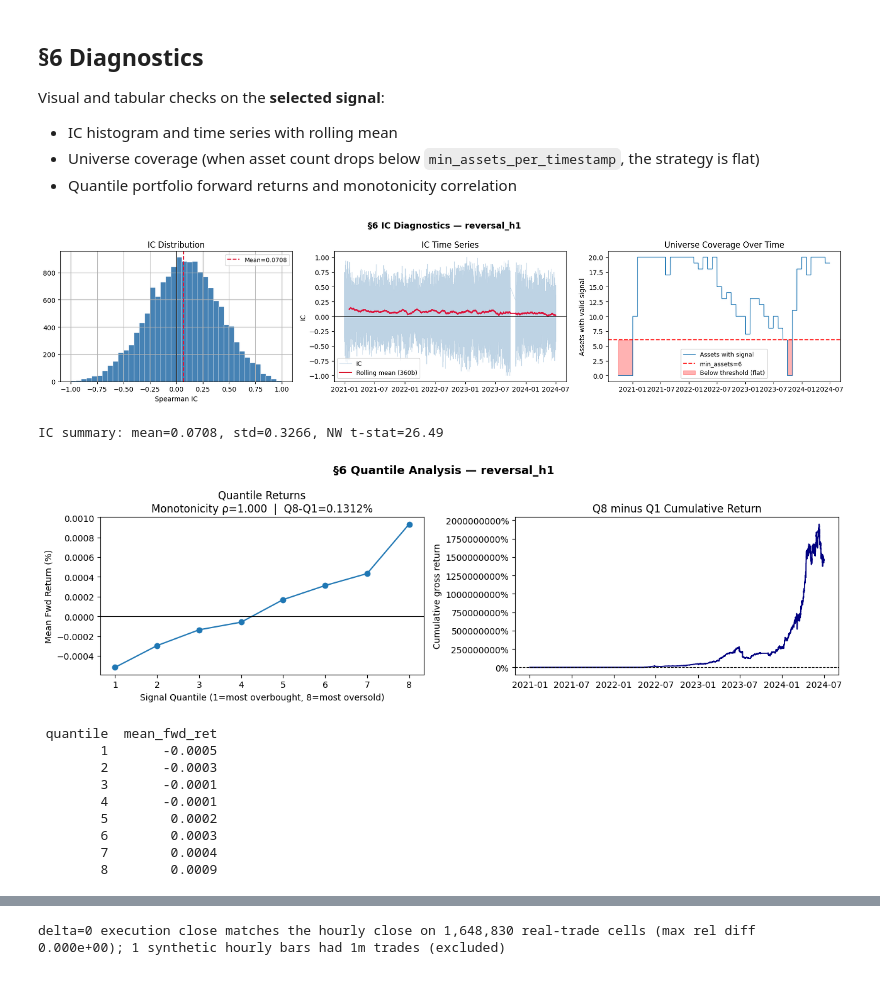
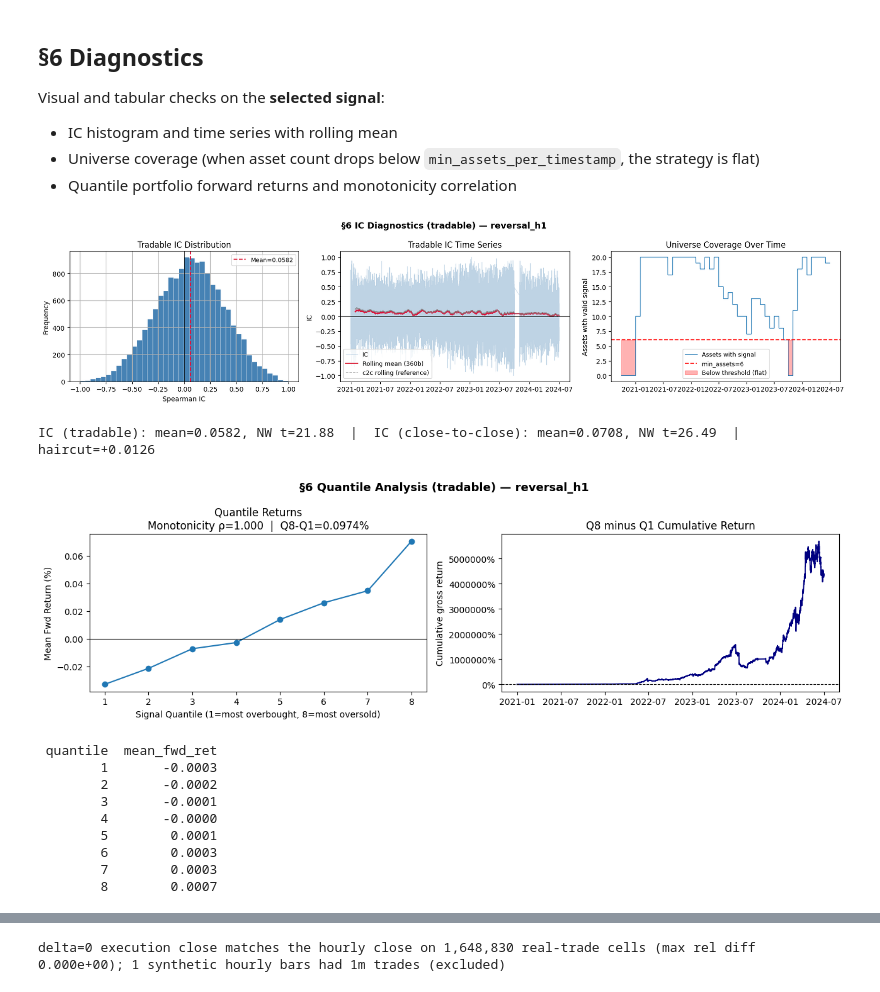
Before and after one commit to billybraith17/crypto-stat-arb, a Jupyter notebook: research/cs_mean_reversion_research.ipynb, the cells around one changed output, grey strips where cells are left out. Drawn from its saved outputs; the diff is of its cells as text; code cells hidden in the pictures.

```diff
--- a/research/cs_mean_reversion_research.ipynb
+++ b/research/cs_mean_reversion_research.ipynb
@@ -560,7 +610,7 @@ This heatmap sweeps candidate mean-reversion signals across a grid of holding pe
 holding_period_grid = [1, 2, 4, 6]
 
 # Raw and xsec variants of the same underlying are highly correlated — pick one.
-# Adjust if the IC table above suggests a different top-5.
+# Candidates: the leading features from the IC table above.
 candidate_signals_raw = {
     "reversal_h1":        feat_reversal[1]["reversal"],
     "reversal_h2":        feat_reversal[2]["reversal"],
@@ -573,7 +623,7 @@ candidate_signals_raw = {
 candidate_signals = {k: _mask_to_universe(v) for k, v in candidate_signals_raw.items()}
 
 # Feature lookback for each signal — drives NW lag = max(feature_horizon, h) - 1.
-# All candidates here use a 1-bar lookback (matching lookback_bars=1 in the IC table above).
+# Matches the lookback_bars passed for each feature in the IC table above.
 feature_horizons = {
     "reversal_h1":        1,
     "reversal_h2":        2,
@@ -584,9 +634,13 @@ feature_horizons = {
     "distance_from_vwap": 1,
 }
 
+# Tradable decay surface: feeding the execution-close panel makes the
+# internal forward returns execution-priced (entry t+delta, exit t+h+delta),
+# so this is the harvestable IC by holding period, which is what we select on.
+_hm_close = tradable_exec_close if settings["use_minute_execution"] else close_wide
 t_stat_heatmap, mean_ic_heatmap = compute_ic_decay_heatmap(
     candidate_signals=candidate_signals,
-    close_wide=close_wide,
+    close_wide=_hm_close,
     holding_period_grid=holding_period_grid,
     log_returns=settings["log_returns"],
     min_assets=settings["min_assets_per_timestamp"],
@@ -594,4 +648,19 @@ t_stat_heatmap, mean_ic_heatmap = compute_ic_decay_heatmap(
 )
 
 plot_ic_decay_heatmap(t_stat_heatmap)
+
+# IC haircut vs close-to-close for a reference signal: how much predictive
+# power survives the execution delay, by holding period.
+if settings["use_minute_execution"]:
+    _ref = "reversal_h1" if "reversal_h1" in candidate_signals else list(candidate_signals)[0]
+    _, _c2c_mean_ic = compute_ic_decay_heatmap(
+        candidate_signals={_ref: candidate_signals[_ref]},
+        close_wide=close_wide,
+        holding_period_grid=holding_period_grid,
+        log_returns=settings["log_returns"],
+        min_assets=settings["min_assets_per_timestamp"],
+        feature_horizons={_ref: feature_horizons[_ref]},
+    )
+    print(f"\nIC haircut (close-to-close minus tradable) for {_ref}, by holding period:")
+    print((_c2c_mean_ic.loc[_ref] - mean_ic_heatmap.loc[_ref]).round(4).to_string())
 # %% [output]
@@ -738,17 +805,19 @@ Visual and tabular checks on the **selected signal**:
 - Quantile portfolio forward returns and monotonicity correlation
 # %%
 rolling_ic = rolling_mean(ic_series, window=settings["rolling_window_bars"])
+rolling_ic_c2c = rolling_mean(ic_series_c2c, window=settings["rolling_window_bars"])
 
 fig, axes = plt.subplots(1, 3, figsize=(17, 4))
-fig.suptitle(f"\u00a76 IC Diagnostics \u2014 {selected_signal_label}", fontsize=13, fontweight="bold")
+fig.suptitle(f"\u00a76 IC Diagnostics (tradable) \u2014 {selected_signal_label}", fontsize=13, fontweight="bold")
 
 # IC histogram
 ax = axes[0]
 ic_series.dropna().hist(bins=40, ax=ax, color="steelblue", edgecolor="white", linewidth=0.3)
 ax.axvline(ic_series.mean(), color="crimson", linestyle="--", label=f"Mean={ic_series.mean():.4f}")
 ax.axvline(0, color="black", linestyle="-", linewidth=0.8)
-ax.set_title("IC Distribution")
+ax.set_title("Tradable IC Distribution")
 ax.set_xlabel("Spearman IC")
+ax.set_ylabel("Frequency")
 ax.legend(fontsize=9)
 
 # IC time series + rolling mean
@@ -756,12 +825,14 @@ ax = axes[1]
 ax.plot(ic_series.index, ic_series.values, alpha=0.35, color="steelblue", linewidth=0.6, label="IC")
 ax.plot(rolling_ic.index, rolling_ic.values, color="crimson", linewidth=1.5,
         label=f"Rolling mean ({settings['rolling_window_bars']}b)")
+ax.plot(rolling_ic_c2c.index, rolling_ic_c2c.values, color="gray", linestyle="--",
+        linewidth=1.0, alpha=0.8, label="c2c rolling (reference)")
 ax.axhline(0, color="black", linewidth=0.8)
-ax.set_title("IC Time Series")
+ax.set_title("Tradable IC Time Series")
 ax.set_ylabel("IC")
 ax.legend(fontsize=9)
 
-# Coverage with min_assets threshold (matching momentum notebook style)
+# Coverage with min_assets threshold
 ax = axes[2]
 coverage = signal_for_ic.notna().sum(axis=1)
 ax.plot(coverage.index, coverage, linewidth=1, label="Assets with signal")
@@ -777,16 +848,20 @@ ax.legend(fontsize=9)
 plt.tight_layout()
 plt.show()
 
-print(f"IC summary: mean={ic_series.mean():.4f}, std={ic_series.std():.4f}, "
-      f"NW t-stat={ic_summary(ic_series, nw_lag=nw)['t_stat_ic_nw']:.2f}")
+print(f"IC (tradable): mean={ic_series.mean():.4f}, "
+      f"NW t={ic_summary(ic_series, nw_lag=nw)['t_stat_ic_nw']:.2f}  |  "
+      f"IC (close-to-close): mean={ic_series_c2c.mean():.4f}, "
+      f"NW t={ic_summary(ic_series_c2c, nw_lag=nw)['t_stat_ic_nw']:.2f}  |  "
+      f"haircut={ic_series_c2c.mean() - ic_series.mean():+.4f}")
 # %% [output]
-[figure, old version]
+[figure, new version]
-IC summary: mean=0.0708, std=0.3266, NW t-stat=26.49
+IC (tradable): mean=0.0582, NW t=21.88  |  IC (close-to-close): mean=0.0708, NW t=26.49  |  haircut=+0.0126
 # %%
 n_quantiles = 8
+# Priced on execution-delayed returns to match the tradable IC above.
 q_means, spread_ts = quantile_analysis(
     signal_for_ic,
-    fwd_ret_for_ic,
+    tradable_fwd_ret_for_ic,
     n_quantiles=n_quantiles,
     returns_are_log=settings["log_returns"],
 )
@@ -796,45 +871,45 @@ q_means, spread_ts = quantile_analysis(
 # have forward returns that increase from Q1 to Q8.
 fwd_rets_vec = q_means.set_index("quantile")["mean_fwd_ret"]
 mono_corr = fwd_rets_vec.corr(
     pd.Series(range(1, n_quantiles + 1), index=fwd_rets_vec.index),
     method="spearman",
 )
 top_minus_bottom = spread_ts.mean()
 
 fig, axes = plt.subplots(1, 2, figsize=(13, 4))
-fig.suptitle(f"§6 Quantile Analysis — {selected_signal_label}", fontsize=13, fontweight="bold")
+fig.suptitle(f"§6 Quantile Analysis (tradable) — {selected_signal_label}", fontsize=13, fontweight="bold")
 
 ax = axes[0]
-ax.plot(q_means["quantile"], q_means["mean_fwd_ret"], marker="o")
+ax.plot(q_means["quantile"], q_means["mean_fwd_ret"] * 100, marker="o")
 ax.axhline(0, color="black", linewidth=0.8)
 ax.set_xlabel(f"Signal Quantile (1=most overbought, {n_quantiles}=most oversold)")
 ax.set_ylabel("Mean Fwd Return (%)")
 ax.set_title(f"Quantile Returns\nMonotonicity ρ={mono_corr:.3f}  |  Q{n_quantiles}-Q1={top_minus_bottom*100:.4f}%")
 ax.set_xticks(range(1, n_quantiles + 1))
 
 ax = axes[1]
 spread_cumulative = (1 + spread_ts.dropna()).cumprod()
 ax.plot(spread_cumulative.index, spread_cumulative.values, color="navy", linewidth=1.3)
 ax.axhline(1, color="black", linewidth=0.8, linestyle="--")
 ax.set_title(f"Q{n_quantiles} minus Q1 Cumulative Return")
 ax.set_ylabel("Cumulative gross return")
 ax.yaxis.set_major_formatter(mticker.PercentFormatter(xmax=1))
 
 plt.tight_layout()
 plt.show()
 
 print(q_means.to_string(index=False))
 # %% [output]
-[figure, old version]
+[figure, new version]
  quantile  mean_fwd_ret
-        1       -0.0005
-        2       -0.0003
+        1       -0.0003
+        2       -0.0002
         3       -0.0001
-        4       -0.0001
-        5        0.0002
+        4       -0.0000
+        5        0.0001
         6        0.0003
-        7        0.0004
-        8        0.0009
+        7        0.0003
+        8        0.0007
 # %% [markdown]
 ## §7 Backtest
 
```
Also changed, not shown: parts of 33 cells of this notebook, 21 other files.
